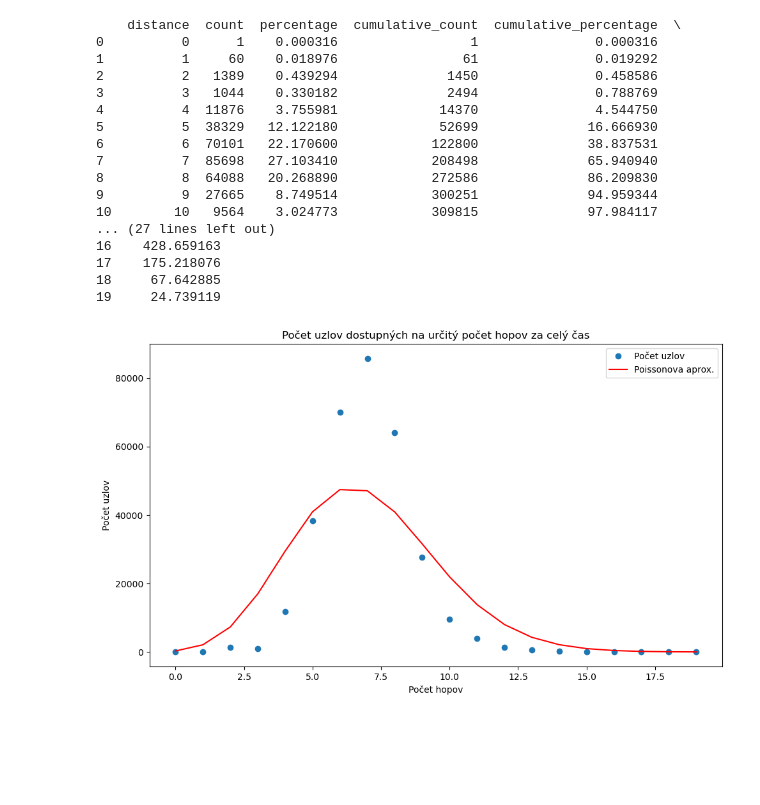
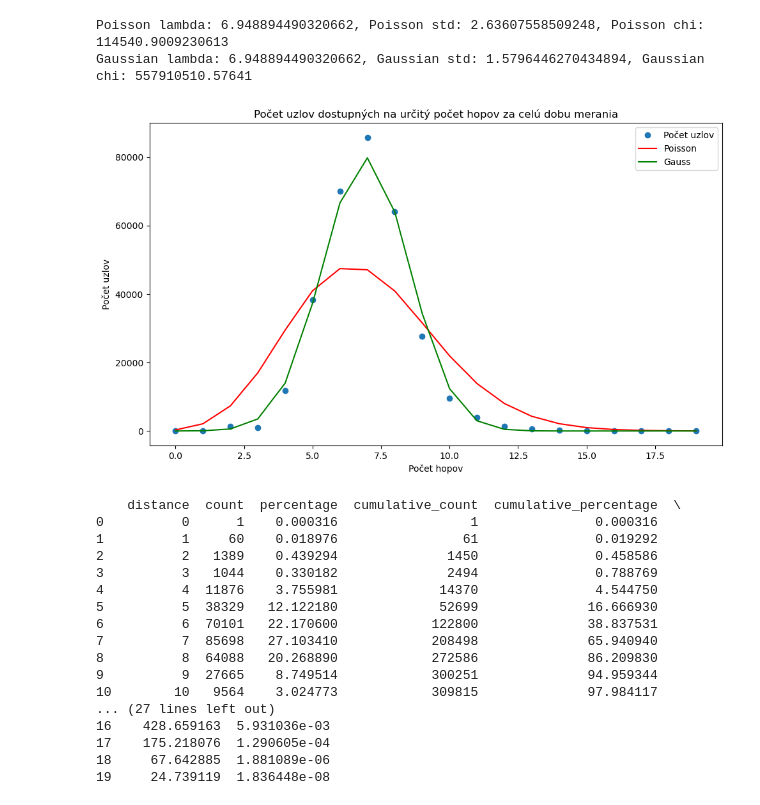
Before and after one commit to Crelip/IPAnalysisTool, a Jupyter notebook: notebooks/hop_analysis.ipynb, the cells around one changed output. Drawn from its saved outputs; the diff is of its cells as text; code cells hidden in the pictures; blank space fills up the shorter version.

Commit message:
Add line visualisation for data.

```diff
--- a/notebooks/hop_analysis.ipynb
+++ b/notebooks/hop_analysis.ipynb
@@ -5 +7,8 @@ from ip_analysis_tool.accessibility_within_hops import accessibility_within_hops
+# %%
+# Helper chi-squared function
+import numpy as np
+def chi_2(data, observed, expected):
+    obs = data[observed].values
+    exp = data[expected].values
+    return np.sum((obs - exp)**2 / exp)
 # %%
@@ -41,38 +57,43 @@ print(data)
 # %%
 # Entire data range
-from ip_analysis_tool.visualize.chart import visualize_chart_add_line
 from ip_analysis_tool.enums import TimeInterval
-from ip_analysis_tool.trend_identification import poisson_fit
 data = accessibility_within_hops(get_graph_by_date(time_interval=TimeInterval.ALL))
-data = poisson_fit(data, x_characteristic="distance", y_characteristic="count")
-print(data)
+data, poisson_lambda, poisson_std = poisson_fit(data, x_characteristic="distance", y_characteristic="count")
+data, gauss_lambda, gauss_std = gaussian_fit(data, x_characteristic="distance",y_characteristic="count")
 data.to_csv("scratchpad/accessibility_within_hops_all.csv", index=False)
-visualize_chart_add_line(
+print("Poisson lambda: " + str(poisson_lambda) + ", Poisson std: " + str(poisson_std) + ", Poisson chi: " + str(chi_2(data, "count", "poisson_fit")))
+print("Gaussian lambda: " + str(gauss_lambda) + ", Gaussian std: " + str(gauss_std) + ", Gaussian chi: " + str(chi_2(data, "count", "gaussian_fit")))
+visualize_chart_add_dual_line(
     data=data,
     x_characteristic="distance",
     y_characteristic="count",
-    y_line_characteristic="fit",
-    title="Počet uzlov dostupných na určitý počet hopov za celý čas",
+    y_line_characteristic="poisson_fit",
+    y_2_line_characteristic="gaussian_fit",
+    title="Počet uzlov dostupných na určitý počet hopov za celú dobu merania",
     x_label="Počet hopov",
     y_label="Počet uzlov",
-    y_line_label="Poissonova aprox.",
+    y_line_label="Poisson",
+    y_2_line_label="Gauss"
 )
+print(data)
 # %% [output]
-    distance  count  percentage  cumulative_count  cumulative_percentage  \
-0          0      1    0.000316                 1               0.000316
-1          1     60    0.018976                61               0.019292
-2          2   1389    0.439294              1450               0.458586
-3          3   1044    0.330182              2494               0.788769
-4          4  11876    3.755981             14370               4.544750
-5          5  38329   12.122180             52699              16.666930
-6          6  70101   22.170600            122800              38.837531
-7          7  85698   27.103410            208498              65.940940
-8          8  64088   20.268890            272586              86.209830
-9          9  27665    8.749514            300251              94.959344
-10        10   9564    3.024773            309815              97.984117
-... (27 lines left out)
-16    428.659163
-17    175.218076
-18     67.642885
-19     24.739119
+Poisson lambda: 6.948894490320662, Poisson std: 2.63607558509248, Poisson chi: 114540.9009230613
+Gaussian lambda: 6.948894490320662, Gaussian std: 1.5796446270434894, Gaussian chi: 557910510.57641
-[figure, old version]
+[figure, new version]
+    distance  count  percentage  cumulative_count  cumulative_percentage  \
+0          0      1    0.000316                 1               0.000316
+1          1     60    0.018976                61               0.019292
+2          2   1389    0.439294              1450               0.458586
+3          3   1044    0.330182              2494               0.788769
+4          4  11876    3.755981             14370               4.544750
+5          5  38329   12.122180             52699              16.666930
+6          6  70101   22.170600            122800              38.837531
+7          7  85698   27.103410            208498              65.940940
+8          8  64088   20.268890            272586              86.209830
+9          9  27665    8.749514            300251              94.959344
+10        10   9564    3.024773            309815              97.984117
+... (27 lines left out)
+16    428.659163  5.931036e-03
+17    175.218076  1.290605e-04
+18     67.642885  1.881089e-06
+19     24.739119  1.836448e-08
```
Also changed, not shown: parts of 2 cells of this notebook, 4 other files.
